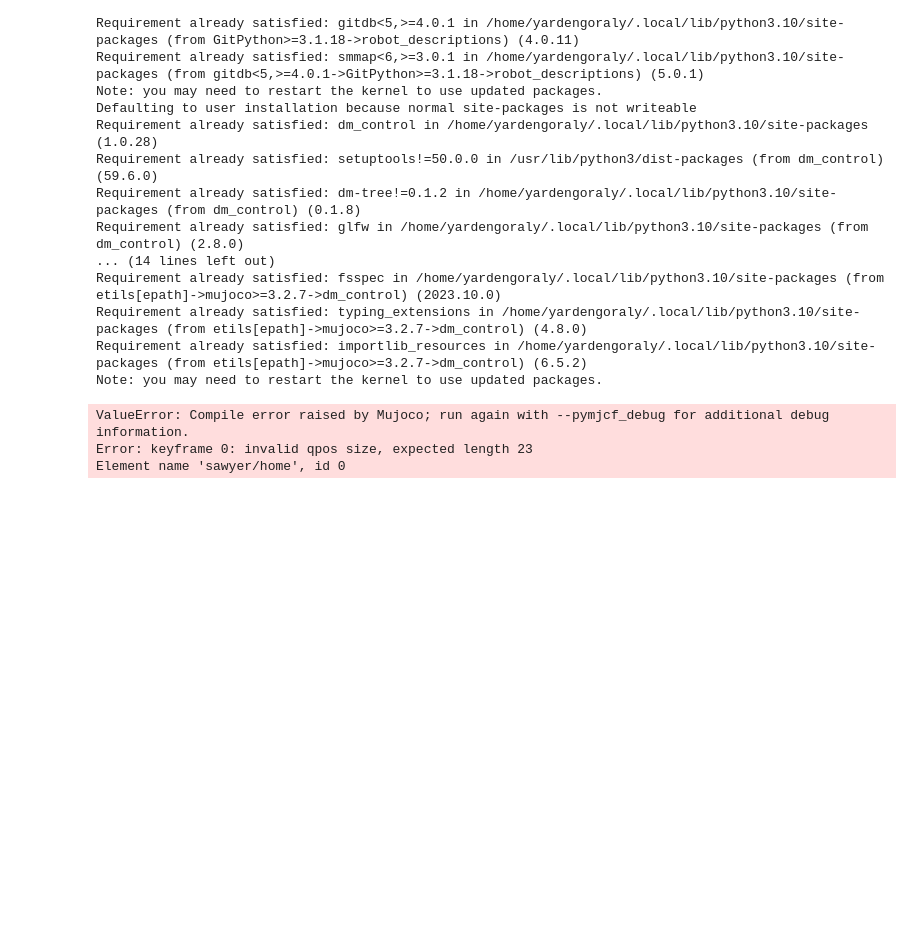
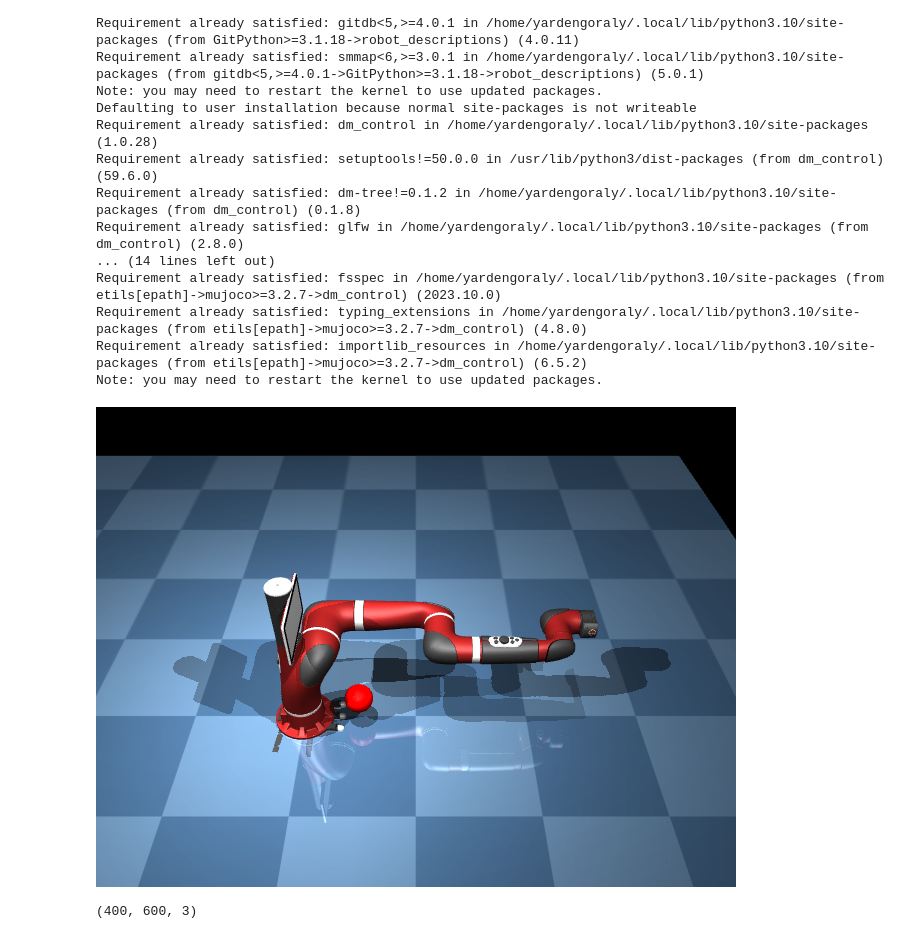
Before and after one commit to YardenGoraly/Mujoco_fun, a Jupyter notebook: MuJoCo_fun.ipynb, the cells around one changed output. Cells and saved outputs as stored; diff of their text form; code cells hidden in the pictures; blank space fills up the shorter version.

Commit message:
sawyer loaded in 2

```diff
--- a/MuJoCo_fun.ipynb
+++ b/MuJoCo_fun.ipynb
@@ -99,34 +99,36 @@ ball_xml = """
             <geom type="sphere" size="0.05" rgba="1 0 0 1"/>
         </body>
     </worldbody>
 </mujoco>
 """
 
 hand_path = "mujoco_menagerie/wonik_allegro/right_hand.xml"
 sawyer_path = "mujoco_menagerie/rethink_robotics_sawyer/sawyer.xml"
 
 hand_model = mjcf.from_path(hand_path)
 sawyer_model = mjcf.from_path(sawyer_path)
 ball_model = mjcf.from_xml_string(ball_xml)
 
 arena = mjcf.RootElement()
 chequered = arena.asset.add('texture', type='2d', builtin='checker', width=300,
                             height=300, rgb1=[.2, .3, .4], rgb2=[.3, .4, .5])
 grid = arena.asset.add('material', name='grid', texture=chequered,
                        texrepeat=[5, 5], reflectance=.2)
 arena.worldbody.add('geom', type='plane', size=[2, 2, .1], material=grid)
 for x in [-2, 2]:
   arena.worldbody.add('light', pos=[x, -1, 3], dir=[-x, 1, -2])
 arena.attach(hand_model)
 arena.attach(ball_model)
 arena.attach(sawyer_model)
 
 # Load model.
 physics = mjcf.Physics.from_mjcf_model(arena)
 
 # renderer = mj.Renderer(arena, height=480, width=640)
-PIL.Image.fromarray(physics.render())
+PIL.Image.fromarray(physics.render(height=480, width=640))
 # %% [output]
-ValueError: Compile error raised by Mujoco; run again with --pymjcf_debug for additional debug information.
-Error: keyframe 0: invalid qpos size, expected length 23
-Element name 'sawyer/home', id 0
+[figure, added]
+# %%
+physics.render(height=400, width=600).shape
+# %% [output]
+(400, 600, 3)
```
